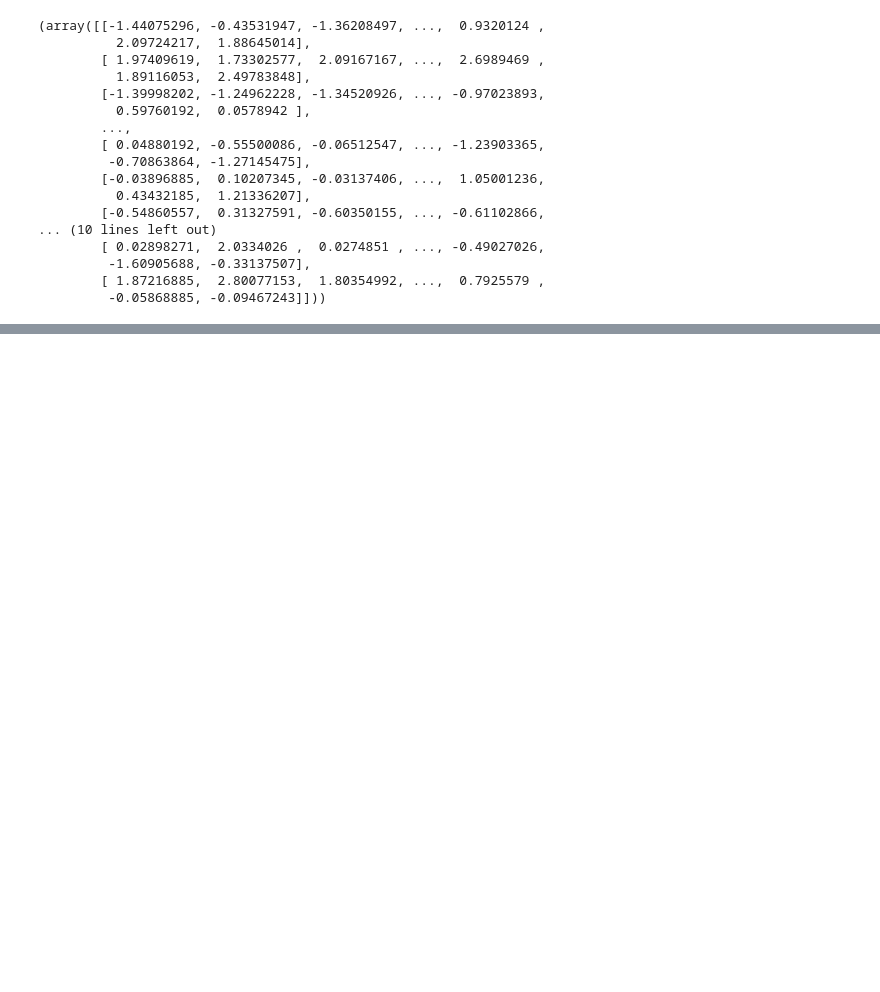
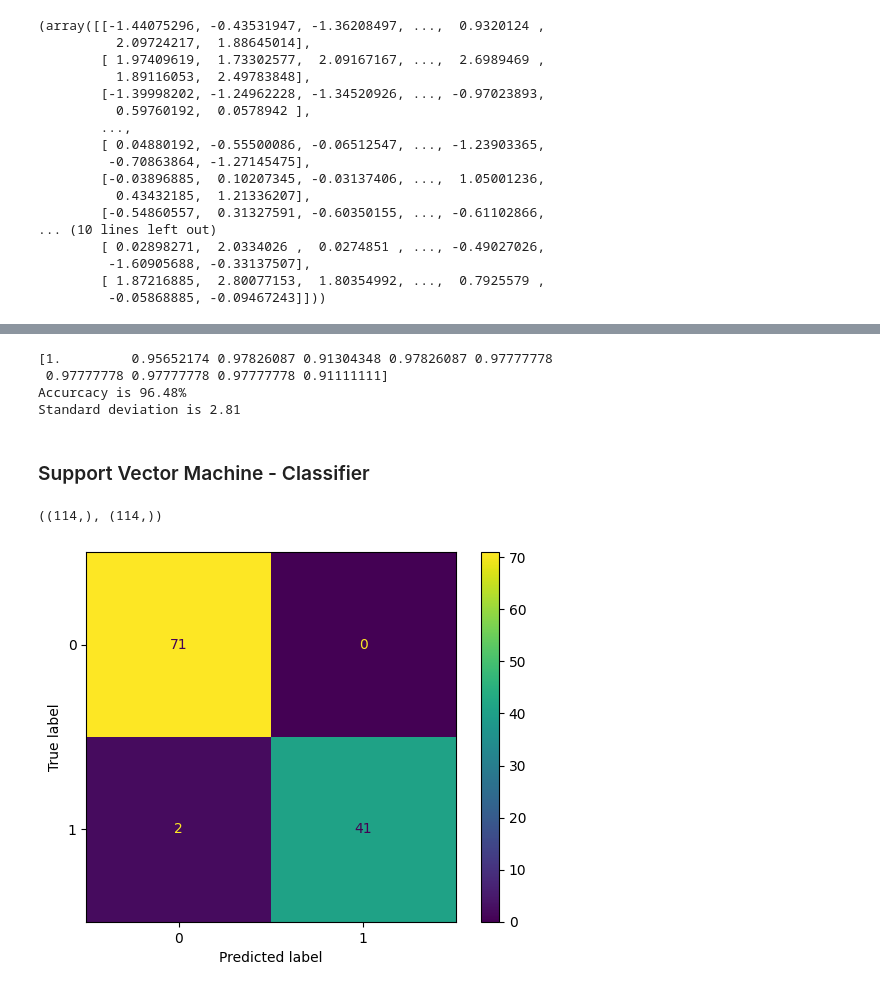
Before and after one commit to isgyane/Breast-Cancer-Detection-ML-Classification, a Jupyter notebook: notebooks/breast_cancer_detection.ipynb, the cells around one changed output, grey strips where cells are left out. Cells and saved outputs as stored; diff of their text form; code cells hidden in the pictures; blank space fills up the shorter version.

```diff
--- a/notebooks/breast_cancer_detection.ipynb
+++ b/notebooks/breast_cancer_detection.ipynb
@@ -358,0 +465,37 @@ X_train, X_test
+# %%
+# Cross Validation score
+cv_scores = cross_val_score(clf_rf, X_train, y_train, cv=10)
+print(cv_scores)
+
+print(f"Accurcacy is {cv_scores.mean()*100:.2f}%") # Overall accuracy
+print(f"Standard deviation is {cv_scores.std()*100:.2f}") # Overall standard deviation
+# %% [output]
+[1.         0.95652174 0.97826087 0.91304348 0.97826087 0.97777778
+ 0.97777778 0.97777778 0.97777778 0.91111111]
+Accurcacy is 96.48%
+Standard deviation is 2.81
+# %% [markdown]
+### Support Vector Machine - Classifier
+# %%
+svc = svm.SVC()
+
+# Train the model on the data
+svc.fit(X_train, y_train)
+
+# Predict values of y
+y_pred = svc.predict(X_test)
+# %%
+y_pred.shape, y_test.shape
+# %% [output]
+((114,), (114,))
+# %%
+# Model Evaluation
+
+# The confusion Matrix
+cm = confusion_matrix(y_test, y_pred)
+
+disp = ConfusionMatrixDisplay(confusion_matrix=cm, display_labels=svc.classes_)
+disp.plot()
+plt.show()
+# %% [output]
+[figure, added]
```
Also changed, not shown: parts of 20 cells of this notebook.
